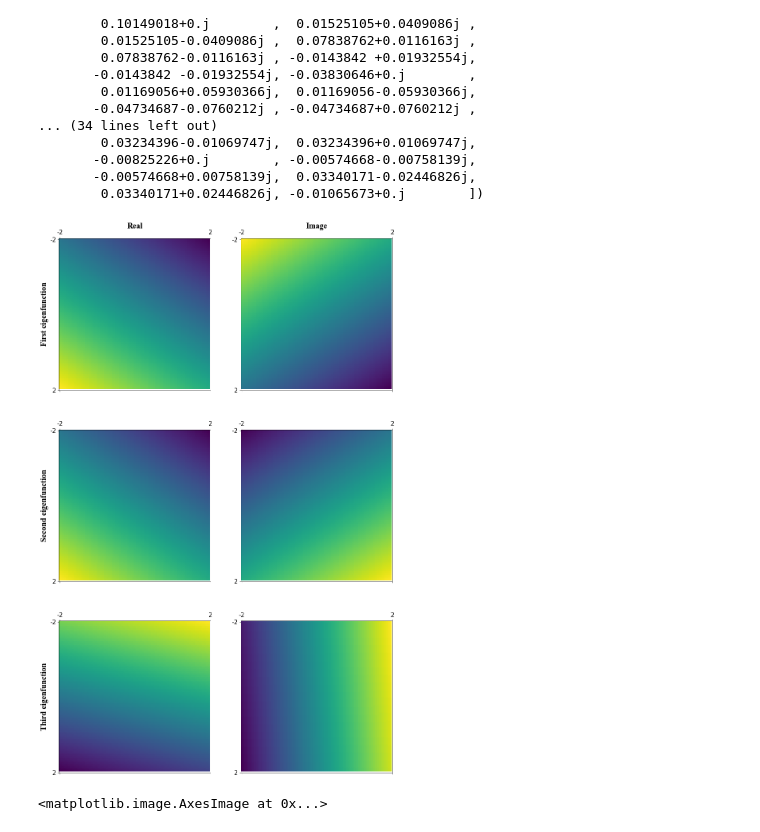
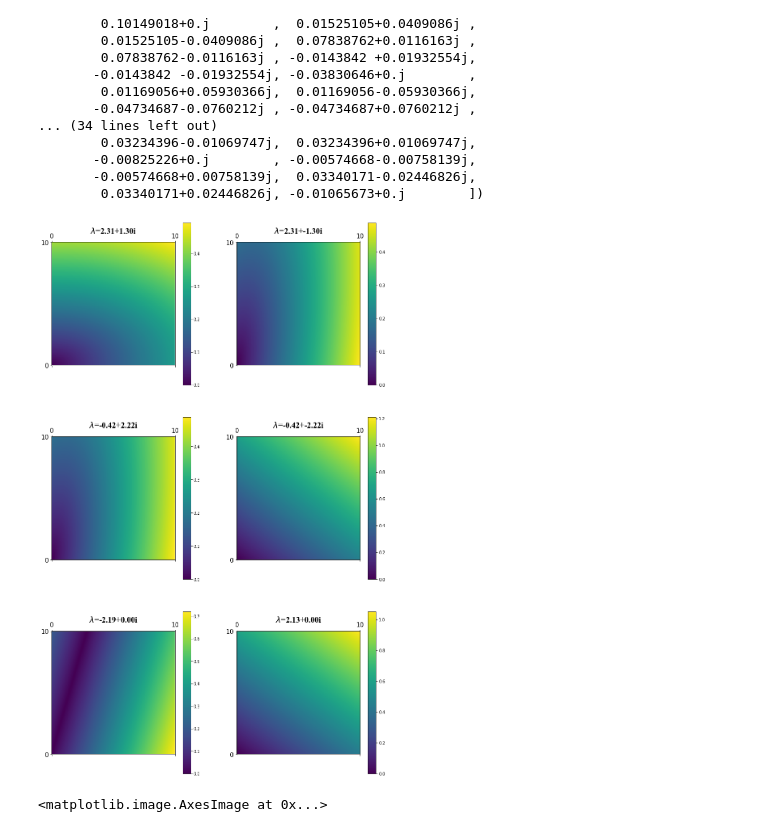
Before and after one commit to DantEzio/Koopman-Emulator-RL, a Jupyter notebook: Koopman-Emulator-RL/6.1.1/Eigenvalue.ipynb, the cells around one changed output. Drawn from its saved outputs; the diff is of its cells as text; code cells hidden in the pictures.

```diff
--- a/Koopman-Emulator-RL/6.1.1/Eigenvalue.ipynb
+++ b/Koopman-Emulator-RL/6.1.1/Eigenvalue.ipynb
@@ -214,48 +214,47 @@ k=0
 
 font1 = {'family' : 'Times New Roman',
          'weight' : 'normal',
          'size'   : 20,}
 
 font2 = {'family' : 'Times New Roman',
          'weight' : 'normal',
          'size'   : 15,}
 
 
 fig = plt.figure(figsize=(15,25))
 it=0
 
-names=['Real','Image']
+
 titles=['First eigenfunction', 'Second eigenfunction','Third eigenfunction']
 for j in range(3):
     for i in range(2):
         axes=fig.add_subplot(3,2,it+1)
         it=it+1
         results=[]
-        for ix in np.arange(-2,2,0.05):
+        for ix in np.arange(0,10,0.05):
             line_R=[]
-            for jx in np.arange(-2,2,0.05):
+            for jx in np.arange(0,10,0.05):
                 xt=[ix,jx]
                 tem=[0 for it in range(98)]
                 x=np.array(xt+tem)
                 #line.append(x.dot(u[1,:]))
-                if i==0:
-                    line_R.append(x.dot(U.T[k,:]).real)
-                else:
-                    line_R.append(x.dot(U.T[k,:]).imag)
+                line_R.append(np.abs(x.dot(U.T[it,:])))
             results.append(line_R)
         results=np.array(results)
-        axes.matshow(results)
-        plt.xticks([0,80],['-2','2'],fontsize=15)
-        plt.yticks([0,80],['-2','2'],fontsize=15)
-        if j==0:
-            plt.title(names[i],fontdict=font1)
-        if i==0:
-            plt.ylabel(titles[j],fontdict=font1)
+        rt=np.zeros(results.shape)
+        L=results.shape[0]-1
+        for line in np.arange(rt.shape[0]):
+            rt[line,:]=results[L-line,:]
+        ax=axes.matshow(rt)
+        plt.xticks([0,200],['0','10'],fontsize=15)
+        plt.yticks([0,200],['10','0'],fontsize=15)
+        plt.title('$\lambda$='+"%.2f"% eig_data[it-1][0]+'+'+"%.2f"% eig_data[it-1][1]+'i',fontdict=font1)
+        plt.colorbar(ax)
     k=k+1
 
 fig.savefig('6.3-eig_fun.png', bbox_inches='tight', dpi=500)
 # %% [output]
-[figure, old version]
+[figure, new version]
 # %%
 plt.matshow(U.real)
 plt.matshow(U.imag)
```
Also changed, not shown: 1 other file.
